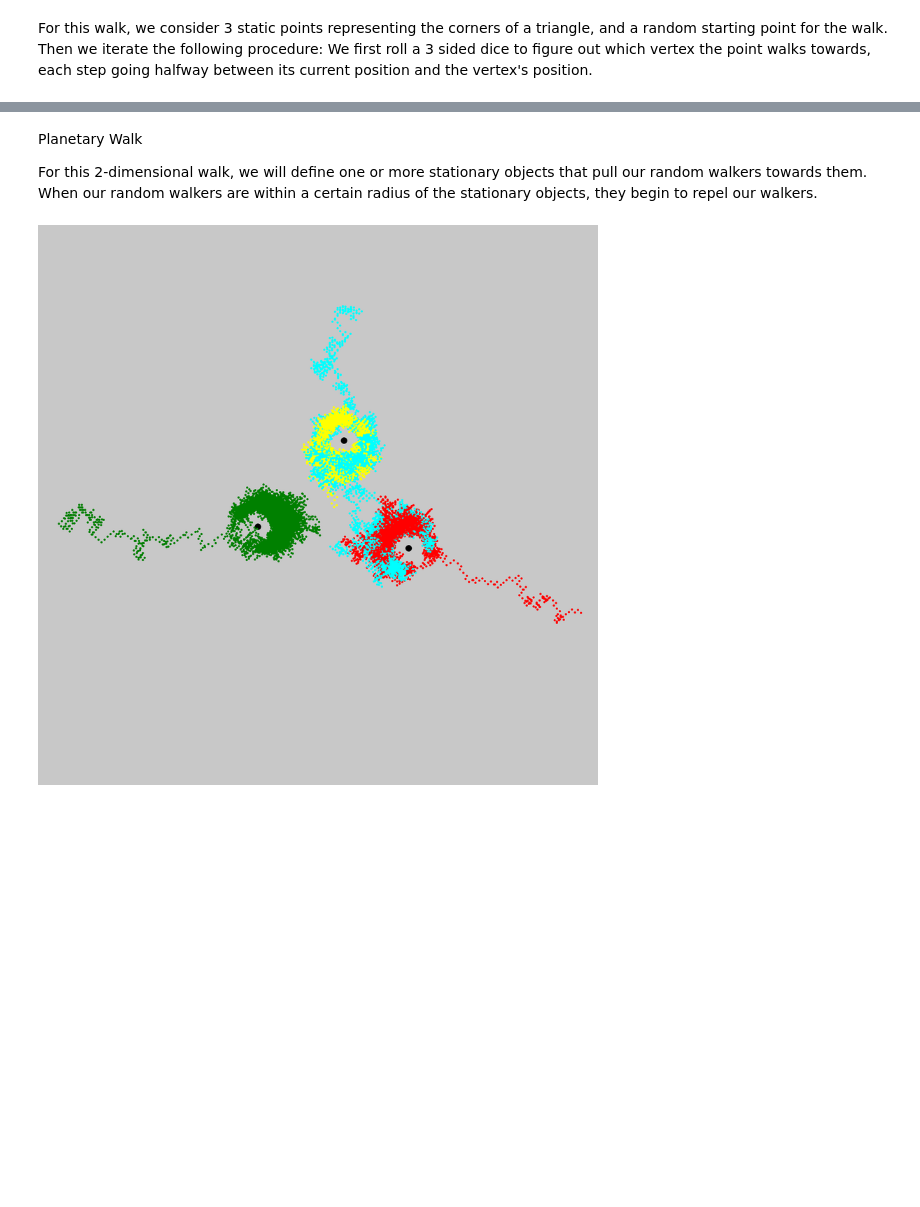
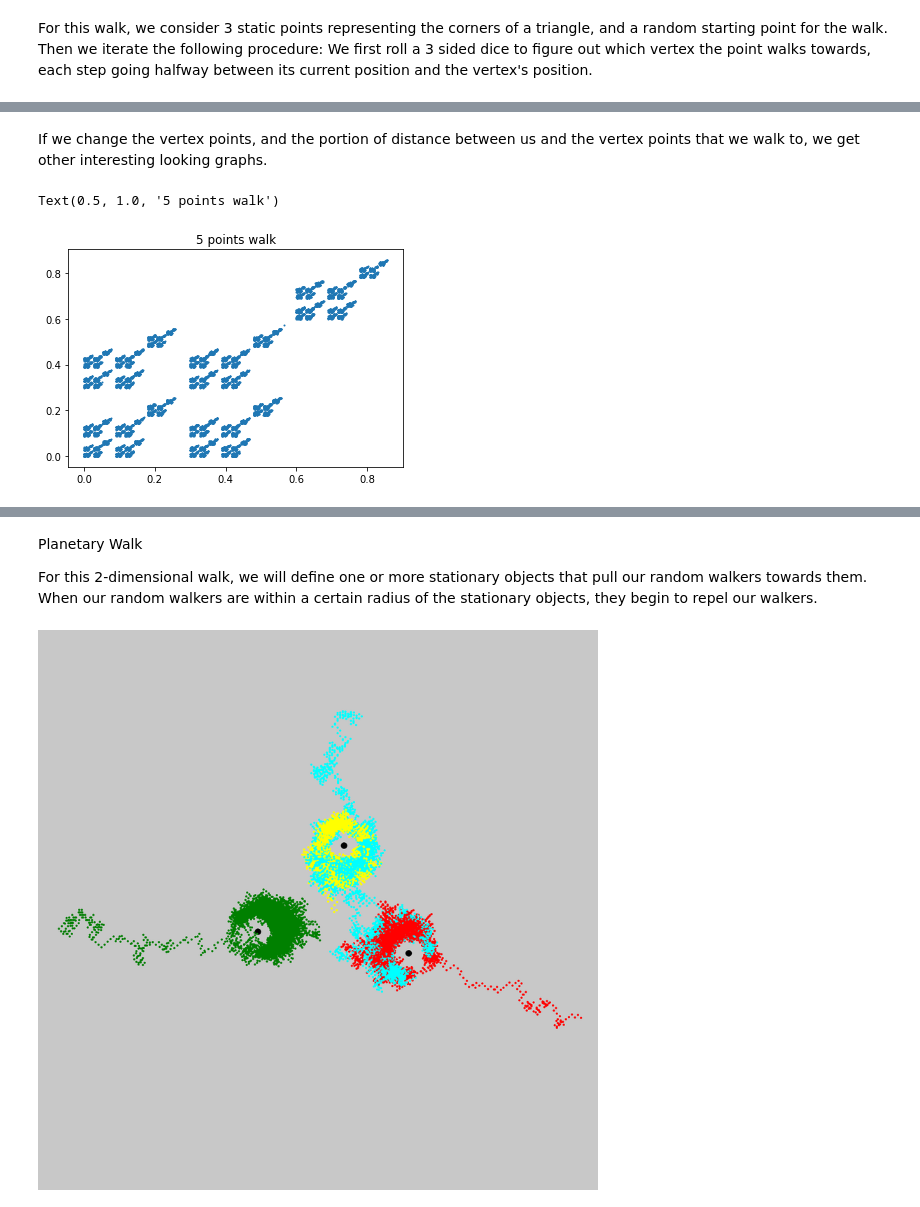
Before and after one commit to ethancma/the-random-walk, a Jupyter notebook: main.ipynb, the cells around one changed output, grey strips where cells are left out. Drawn from its saved outputs; the diff is of its cells as text; code cells hidden in the pictures; blank space fills up the shorter version.

Commit message:
Added more exploration into fractal walk

```diff
--- a/main.ipynb
+++ b/main.ipynb
@@ -63,0 +64,20 @@ Text(0.5, 1.0, '3 points walk')
+# %% [markdown]
+If we change the vertex points, and the portion of distance between us and the vertex points that we walk to, we get other interesting looking graphs.
+# %%
+def points_walk_exp(iters, vertecies, prop) -> list:
+    # Initializing the positions
+    positions = np.zeros((iters, 2))
+    positions[0, :] = np.random.uniform(-1,1, 2)
+
+    statics = vertecies
+    for i in range(1, iters):
+        vertex = np.random.randint(0,len(statics))
+        positions[i, :] = (positions[i-1]+statics[vertex]) * prop
+    return positions.T
+# %%
+xvals_0, yvals_0 = points_walk_exp(iters=10000, vertecies=[[1,0],[1,1],[0,1],[0,0], [2,2]] , prop=0.3)
+plt.scatter(xvals_0, yvals_0, s=1)
+plt.title("5 points walk")
+# %% [output]
+Text(0.5, 1.0, '5 points walk')
+[figure, added]
```
Also changed, not shown: parts of 4 cells of this notebook.
